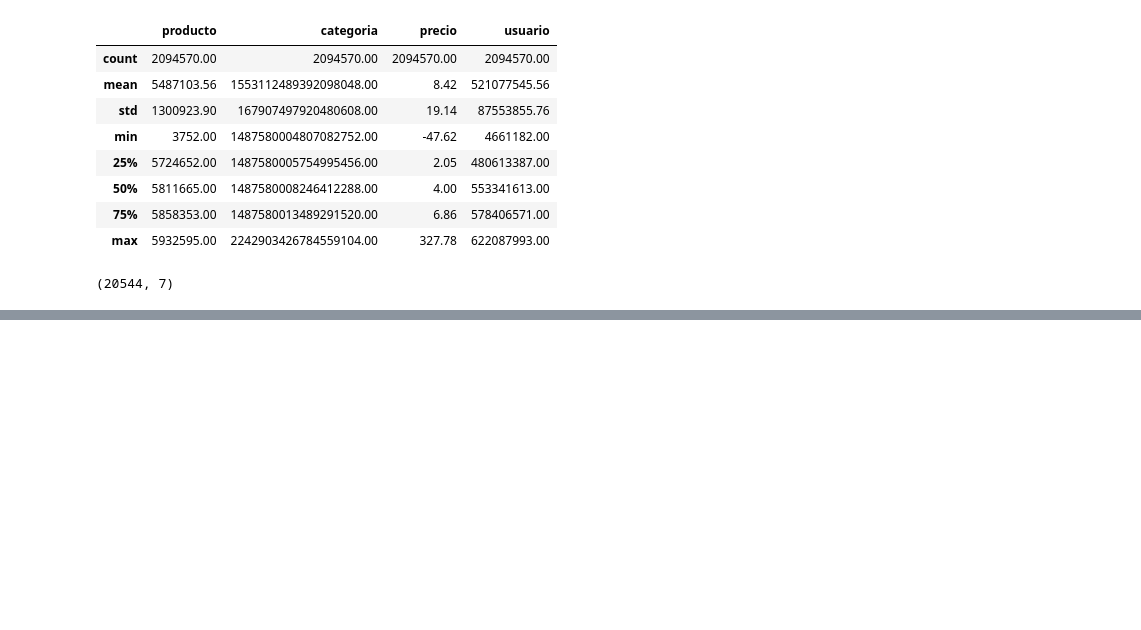
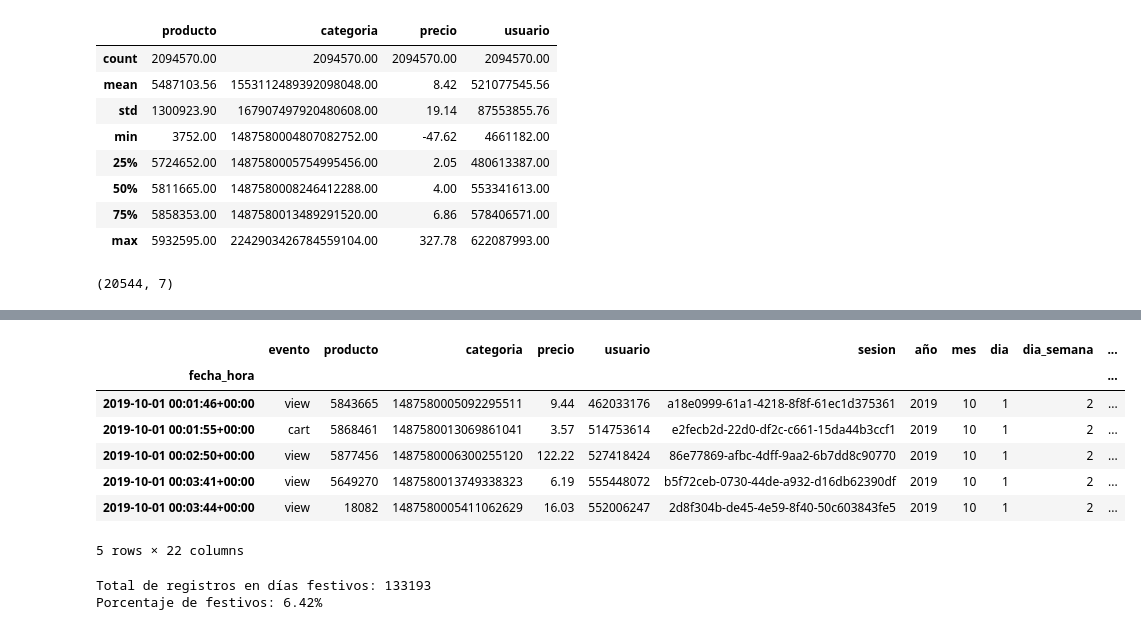
Before and after one commit to PabloHVega/ECommerce, a Jupyter notebook: notebooks/01_ImportacionDatos.ipynb, the cells around one changed output, grey strips where cells are left out. Cells and saved outputs as stored; diff of their text form; code cells hidden in the pictures; blank space fills up the shorter version.

```diff
--- a/notebooks/01_ImportacionDatos.ipynb
+++ b/notebooks/01_ImportacionDatos.ipynb
@@ -188,0 +223,17 @@ df = df[df.precio > 0]
+# %%
+# Añade una nueva variable que sea la fecha sin la hora
+df['fecha_sin_hora'] = df.index.date
+# %%
+# Renombra el index a 'fecha_hora'
+df.index.name = 'fecha_hora'
+# %%
+df.head()
+# %% [output]
+|  | evento | producto | categoria | precio | usuario | sesion | año | mes | dia | dia_semana | ... |
+| fecha_hora |  |  |  |  |  |  |  |  |  |  | ... |
+| 2019-10-01 00:01:46+00:00 | view | 5843665 | 1487580005092295511 | 9.44 | 462033176 | a18e0999-61a1-4218-8f8f-61ec1d375361 | 2019 | 10 | 1 | 2 | ... |
+| 2019-10-01 00:01:55+00:00 | cart | 5868461 | 1487580013069861041 | 3.57 | 514753614 | e2fecb2d-22d0-df2c-c661-15da44b3ccf1 | 2019 | 10 | 1 | 2 | ... |
+| 2019-10-01 00:02:50+00:00 | view | 5877456 | 1487580006300255120 | 122.22 | 527418424 | 86e77869-afbc-4dff-9aa2-6b7dd8c90770 | 2019 | 10 | 1 | 2 | ... |
+| 2019-10-01 00:03:41+00:00 | view | 5649270 | 1487580013749338323 | 6.19 | 555448072 | b5f72ceb-0730-44de-a932-d16db62390df | 2019 | 10 | 1 | 2 | ... |
+| 2019-10-01 00:03:44+00:00 | view | 18082 | 1487580005411062629 | 16.03 | 552006247 | 2d8f304b-de45-4e59-8f40-50c603843fe5 | 2019 | 10 | 1 | 2 | ... |
+5 rows × 22 columns
@@ -188,0 +244,10 @@ df = df[df.precio > 0]
+# %%
+# Crear variable festivo (1 si la fecha está en el diccionario f, 0 en caso contrario)
+df['festivo'] = df['fecha_sin_hora'].apply(lambda x: 1 if x in f else 0)
+
+# Verificar
+print(f"Total de registros en días festivos: {df['festivo'].sum()}")
+print(f"Porcentaje de festivos: {df['festivo'].mean() * 100:.2f}%")
+# %% [output]
+Total de registros en días festivos: 133193
+Porcentaje de festivos: 6.42%
```
Also changed, not shown: parts of 11 cells of this notebook.
